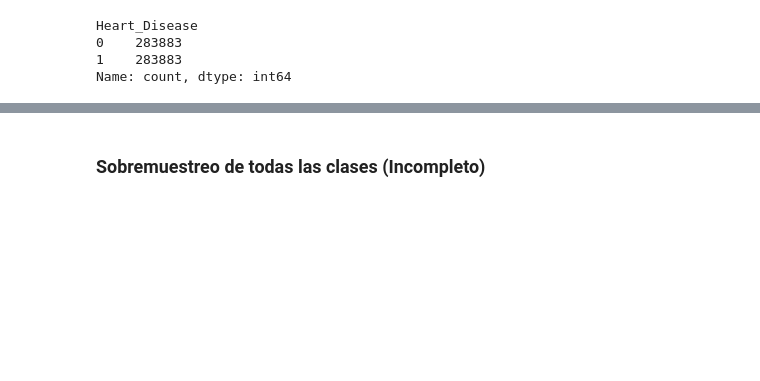
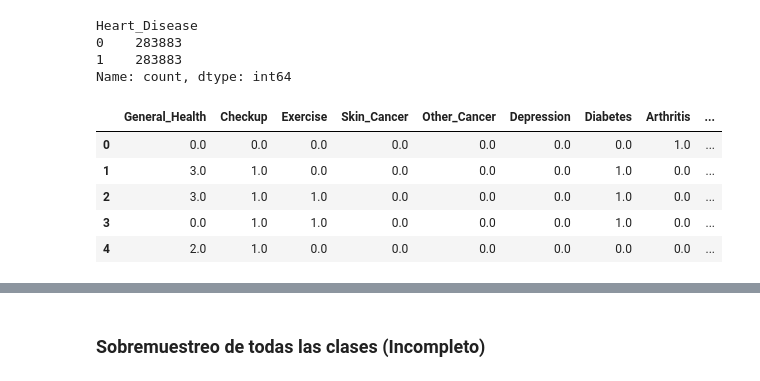
Before and after one commit to Jesus-David-Silva-Rangel-19/CVD-Risk, a Jupyter notebook: main.ipynb, the cells around one changed output, grey strips where cells are left out. Cells and saved outputs as stored; diff of their text form; code cells hidden in the pictures; blank space fills up the shorter version.

```diff
--- a/main.ipynb
+++ b/main.ipynb
@@ -291,7 +309,7 @@ Name: count, dtype: int64
 from imblearn.over_sampling import SMOTE
 
 # Heart_Disease (1)
-X = df.drop('Heart_Disease', axis=1)
+X = df.drop('Heart_Disease', 'General_Health', 'Checkup', 'Exercise', 'Skin_Cancer', 'Other_Cancer', 'Depression', 'Diabetes', 'Arthritis', 'Sex', 'Age_Category', 'Smoking_History', 'Height(cm)', 'Weight_(kg)', 'BMI', 'Alcohol_Consumption', '# Green_Vegetables_Consumption', 'FriedPotato_Consumption', axis=1)
 y = df['Heart_Disease']
 
 # SMOTE
@@ -305,3 +323,33 @@ Heart_Disease
 0    283883
 1    283883
 Name: count, dtype: int64
+# %%
+# Integrar X_sm y y_sm en un DataFrame
+df_sm = pd.DataFrame(X_sm, columns=X.columns)
+df_sm['Heart_Disease'] = y_sm
+df_sm['General_Health'] = df['General_Health']
+df_sm['Checkup'] = df['Checkup']
+df_sm['Exercise'] = df['Exercise']
+df_sm['Skin_Cancer'] = df['Skin_Cancer']
+df_sm['Other_Cancer'] = df['Other_Cancer']
+df_sm['Depression'] = df['Depression']
+df_sm['Diabetes'] = df['Diabetes']
+df_sm['Arthritis'] = df['Arthritis']
+df_sm['Sex'] = df['Sex']
+df_sm['Age_Category'] = df['Age_Category']
+df_sm['Smoking_History'] = df['Smoking_History']
+df_sm['Height(cm)'] = df['Height(cm)']
+df_sm['Weight_(kg)'] = df['Weight_(kg)']
+df_sm['BMI'] = df['BMI']
+df_sm['Alcohol_Consumption'] = df['Alcohol_Consumption']
+df_sm['# Green_Vegetables_Consumption'] = df['# Green_Vegetables_Consumption']
+# %%
+# Ver los primeros registros
+df_sm.head()
+# %% [output]
+|  | General_Health | Checkup | Exercise | Skin_Cancer | Other_Cancer | Depression | Diabetes | Arthritis | ... |
+| 0 | 0.0 | 0.0 | 0.0 | 0.0 | 0.0 | 0.0 | 0.0 | 1.0 | ... |
+| 1 | 3.0 | 1.0 | 0.0 | 0.0 | 0.0 | 0.0 | 1.0 | 0.0 | ... |
+| 2 | 3.0 | 1.0 | 1.0 | 0.0 | 0.0 | 0.0 | 1.0 | 0.0 | ... |
+| 3 | 0.0 | 1.0 | 1.0 | 0.0 | 0.0 | 0.0 | 1.0 | 0.0 | ... |
+| 4 | 2.0 | 1.0 | 0.0 | 0.0 | 0.0 | 0.0 | 0.0 | 0.0 | ... |
```
Also changed, not shown: parts of 11 cells of this notebook, 1 other file.
